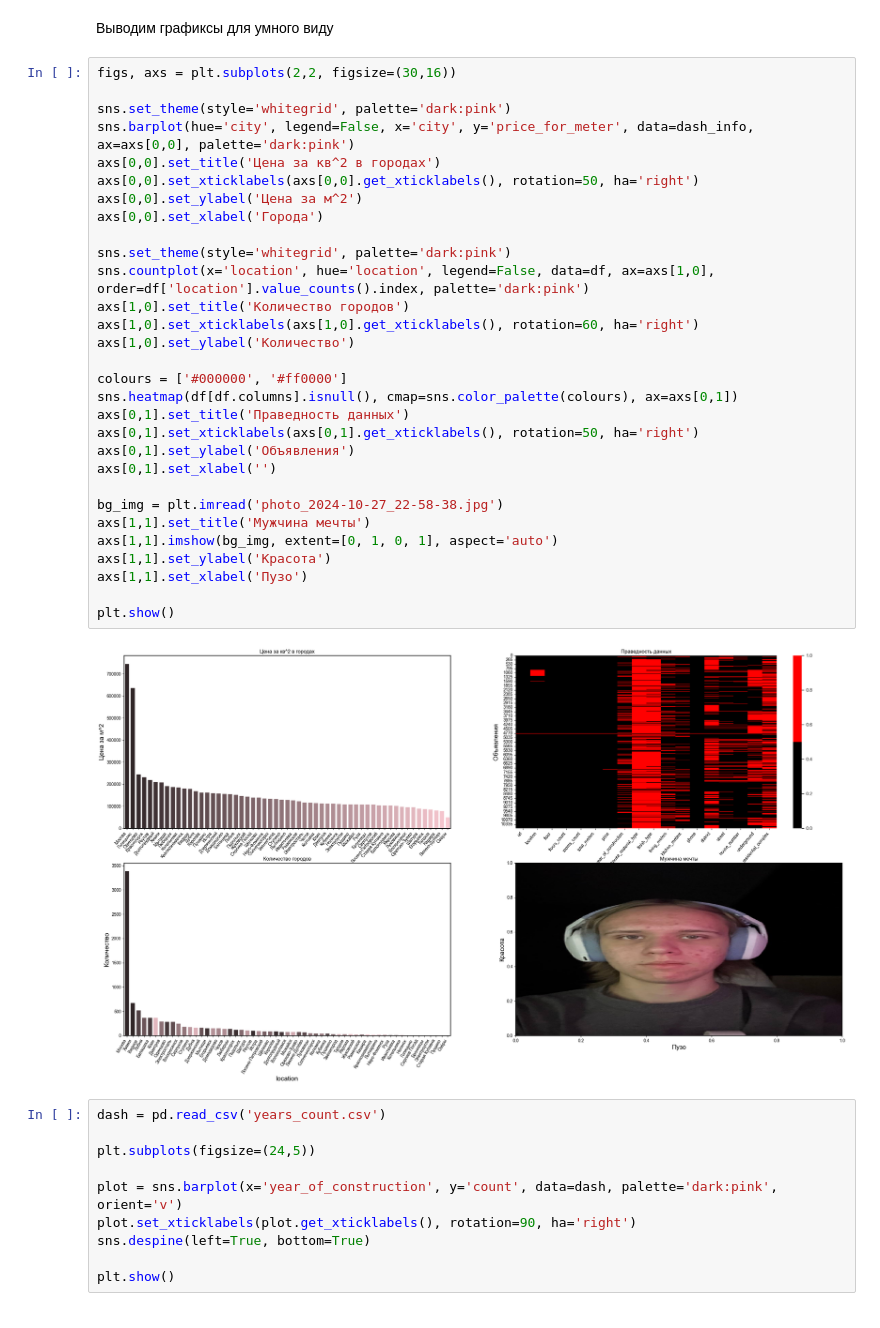
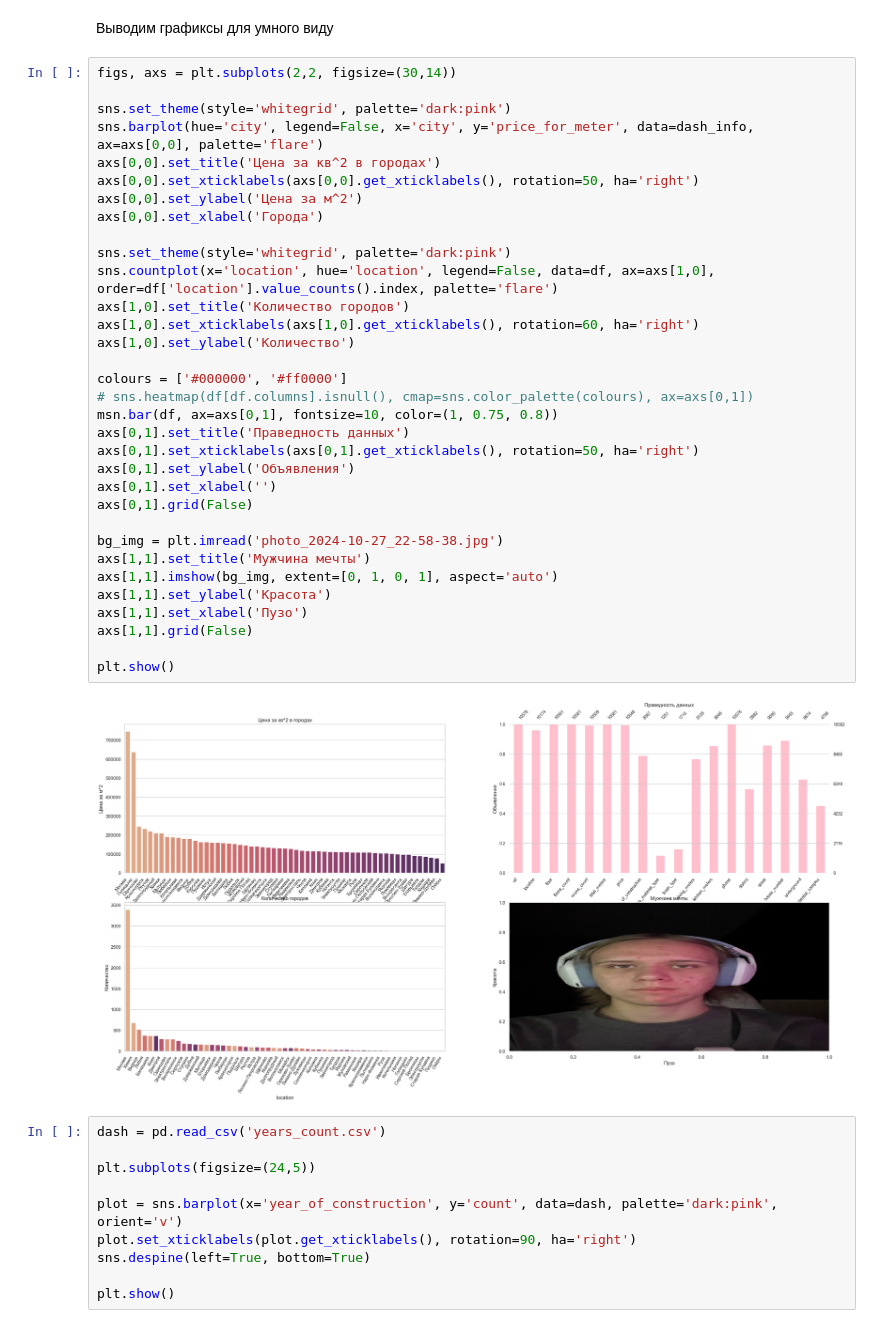
Before and after one commit to Kent4r/bazyak, a Jupyter notebook: main.ipynb, the cells around one changed output. Cells and saved outputs as stored; diff of their text form.

```diff
--- a/main.ipynb
+++ b/main.ipynb
@@ -67,37 +68,40 @@ with open("dash_info_fourth.csv", 'w', newline='', encoding='UTF-8') as csvfile:
 # %% [markdown]
 Выводим графиксы для умного виду
 # %%
-figs, axs = plt.subplots(2,2, figsize=(30,16))
+figs, axs = plt.subplots(2,2, figsize=(30,14))
 
 sns.set_theme(style='whitegrid', palette='dark:pink')
-sns.barplot(hue='city', legend=False, x='city', y='price_for_meter', data=dash_info, ax=axs[0,0], palette='dark:pink')
+sns.barplot(hue='city', legend=False, x='city', y='price_for_meter', data=dash_info, ax=axs[0,0], palette='flare')
 axs[0,0].set_title('Цена за кв^2 в городах')
 axs[0,0].set_xticklabels(axs[0,0].get_xticklabels(), rotation=50, ha='right')
 axs[0,0].set_ylabel('Цена за м^2')
 axs[0,0].set_xlabel('Города')
 
 sns.set_theme(style='whitegrid', palette='dark:pink')
-sns.countplot(x='location', hue='location', legend=False, data=df, ax=axs[1,0], order=df['location'].value_counts().index, palette='dark:pink')
+sns.countplot(x='location', hue='location', legend=False, data=df, ax=axs[1,0], order=df['location'].value_counts().index, palette='flare')
 axs[1,0].set_title('Количество городов')
 axs[1,0].set_xticklabels(axs[1,0].get_xticklabels(), rotation=60, ha='right')
 axs[1,0].set_ylabel('Количество')
 
 colours = ['#000000', '#ff0000']
-sns.heatmap(df[df.columns].isnull(), cmap=sns.color_palette(colours), ax=axs[0,1])
+# sns.heatmap(df[df.columns].isnull(), cmap=sns.color_palette(colours), ax=axs[0,1])
+msn.bar(df, ax=axs[0,1], fontsize=10, color=(1, 0.75, 0.8))
 axs[0,1].set_title('Праведность данных')
 axs[0,1].set_xticklabels(axs[0,1].get_xticklabels(), rotation=50, ha='right')
 axs[0,1].set_ylabel('Объявления')
 axs[0,1].set_xlabel('')
+axs[0,1].grid(False)
 
 bg_img = plt.imread('photo_2024-10-27_22-58-38.jpg')
 axs[1,1].set_title('Мужчина мечты')
 axs[1,1].imshow(bg_img, extent=[0, 1, 0, 1], aspect='auto')
 axs[1,1].set_ylabel('Красота')
 axs[1,1].set_xlabel('Пузо')
+axs[1,1].grid(False)
 
 plt.show()
 # %% [output]
-[figure, old version]
+[figure, new version]
 # %%
 dash = pd.read_csv('years_count.csv')
 
```
Also changed, not shown: parts of 1 cell of this notebook.
